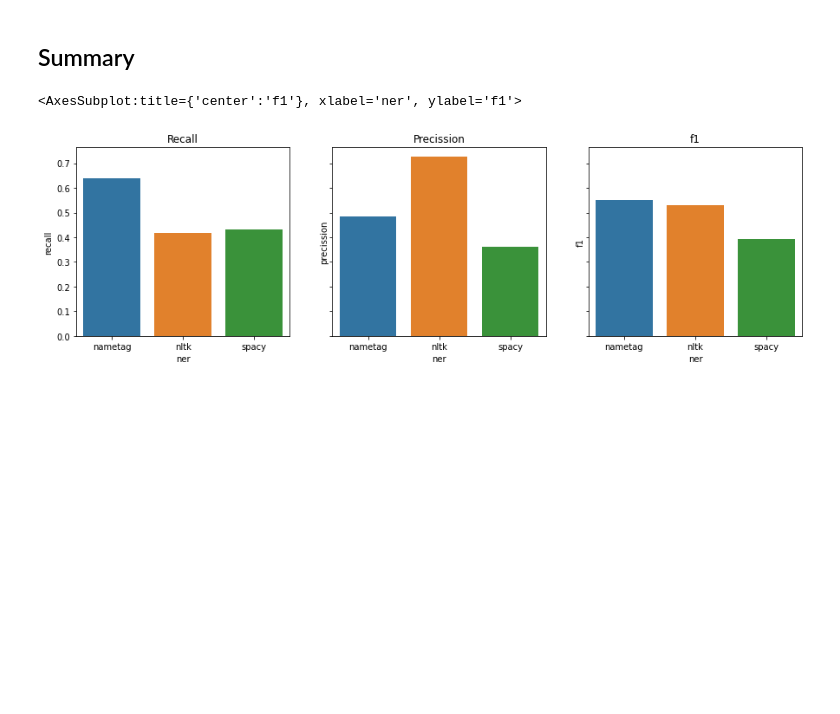
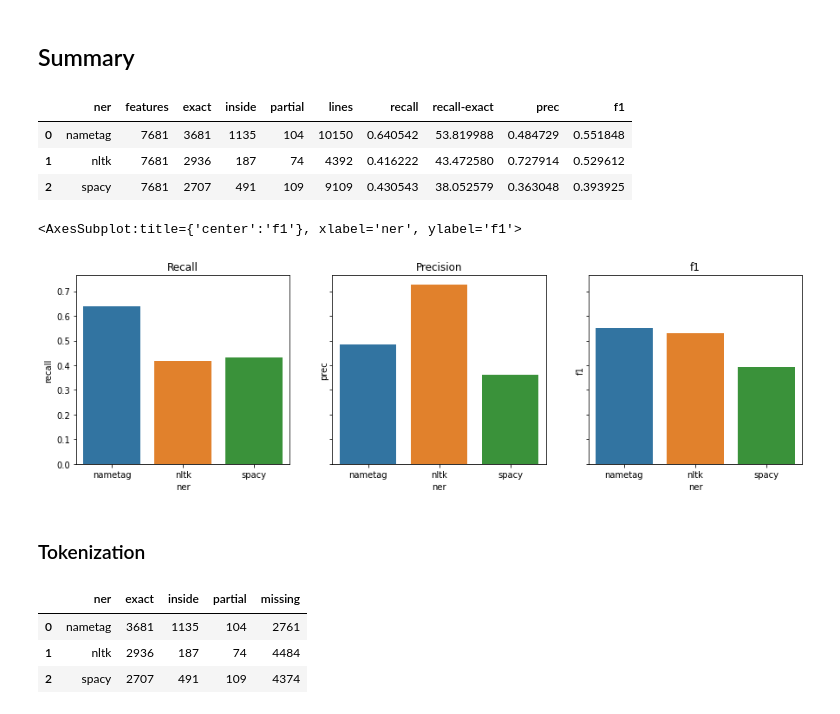
Before and after one commit to ELITR/pseudonymizer, a Jupyter notebook: ner-eval/graph.ipynb, the cells around one changed output. Cells and saved outputs as stored; diff of their text form; code cells hidden in the pictures; blank space fills up the shorter version.

```diff
--- a/ner-eval/graph.ipynb
+++ b/ner-eval/graph.ipynb
@@ -102,0 +90,5 @@ recall_df[df["features"] > min_feat].describe()
+# %%
+# Any match
+df['recall'] = (df['exact'] + df['inside'] + df['partial']) / df['features']
+# Exact match
+df['recall-exact'] = df['exact'] / df['features']
@@ -160,10 +159,6 @@ sns.histplot(kde=True, data=recall_df[df["features"] > min_feat])
 ## Precision
 
 $$ \text{precision} = \frac{\text{TP}}{\text{TP} + \text{FP}} = \frac{\text{TP}}{\text{Total predicted posititive}} $$
-# %%
-# Any match
-df['nametag-prec'] = (df['nametag-exact'] + df['nametag-inside'] + df['nametag-partial']) / df['nametag-lines']
-df['nltk-prec'] = (df['nltk-exact'] + df['nltk-inside'] + df['nltk-partial']) / df['nltk-lines']
-df['spacy-prec'] = (df['spacy-exact'] + df['spacy-inside'] + df['spacy-partial']) / df['spacy-lines']
-precision_df = df[['nametag-prec', 'nltk-prec', 'spacy-prec']]
+# %%
+df['prec'] = (df['exact'] + df['inside'] + df['partial']) / df['lines']
 # %%
@@ -210,11 +196,32 @@ summary["f1"] = 2 * (summary["precission"] * summary["recall"]) / (summary["prec
+# %%
+summary = df.groupby("ner", as_index=False).sum()
+summary["recall"] = (summary["exact"] + summary["inside"] + summary["partial"] )/ summary["features"]
+summary["prec"] = (summary["exact"] + summary["inside"] + summary["partial"] )/ summary["lines"]
+summary["f1"] = 2 * (summary["prec"] * summary["recall"]) / (summary["prec"] + summary["recall"])
+summary
+# %% [output]
+|  | ner | features | exact | inside | partial | lines | recall | recall-exact | prec | f1 |
+| 0 | nametag | 7681 | 3681 | 1135 | 104 | 10150 | 0.640542 | 53.819988 | 0.484729 | 0.551848 |
+| 1 | nltk | 7681 | 2936 | 187 | 74 | 4392 | 0.416222 | 43.472580 | 0.727914 | 0.529612 |
+| 2 | spacy | 7681 | 2707 | 491 | 109 | 9109 | 0.430543 | 38.052579 | 0.363048 | 0.393925 |
 # %%
 fig, axs = plt.subplots(ncols=3, figsize=(15,4), sharey=True)
-axs[0].set_title("Recall")
-sns.barplot(x="ner", y="recall", data=summary, ax=axs[0])
-axs[1].set_title("Precission")
-sns.barplot(x="ner", y="precission", data=summary, ax=axs[1])
-axs[2].set_title("f1")
-sns.barplot(x="ner", y="f1", data=summary, ax=axs[2])
+axs[0].set_title('Recall')
+sns.barplot(data=summary, x="ner", y="recall", ax=axs[0])
+axs[1].set_title(f"Precision")
+sns.barplot(data=summary, x="ner", y="prec", ax=axs[1])
+axs[2].set_title('f1')
+sns.barplot(data=summary, x="ner", y="f1", ax=axs[2])
 # %% [output]
 <AxesSubplot:title={'center':'f1'}, xlabel='ner', ylabel='f1'>
-[figure, old version]
+[figure, new version]
+# %% [markdown]
+### Tokenization
+# %%
+summary["missing"] = summary["features"] - (summary["exact"] + summary["inside"] + summary["partial"])
+summary[["ner", "exact", "inside", "partial", "missing"]]
+# %% [output]
+|  | ner | exact | inside | partial | missing |
+| 0 | nametag | 3681 | 1135 | 104 | 2761 |
+| 1 | nltk | 2936 | 187 | 74 | 4484 |
+| 2 | spacy | 2707 | 491 | 109 | 4374 |
```
Also changed, not shown: parts of 19 cells of this notebook.
